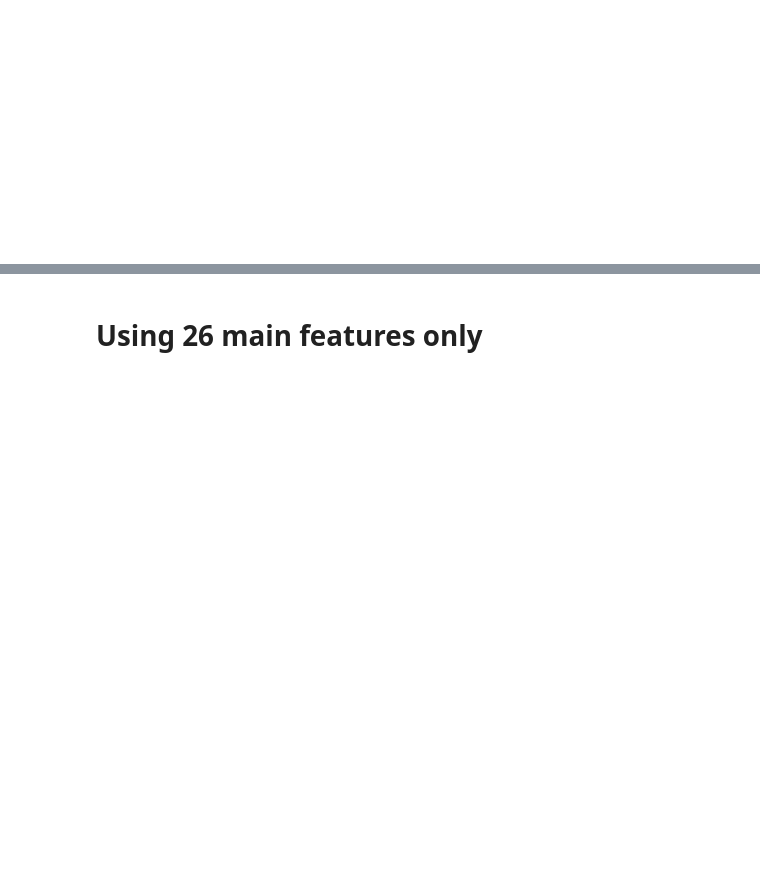
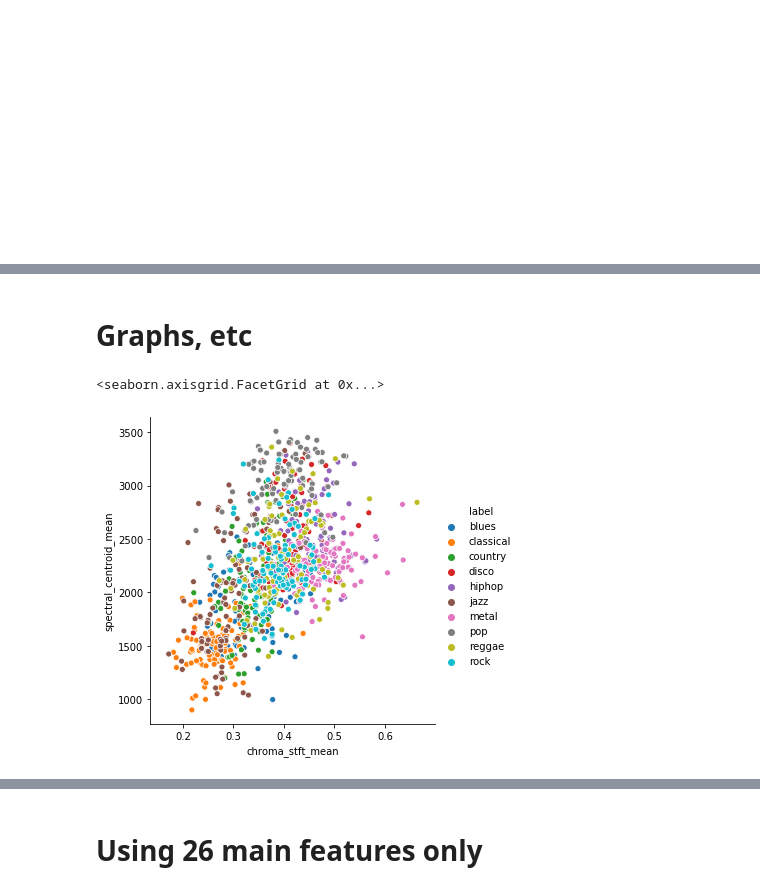
Before and after one commit to rohanbojja/audient, a Jupyter notebook: Audient research.ipynb, the cells around one changed output, grey strips where cells are left out. Cells and saved outputs as stored; diff of their text form; code cells hidden in the pictures; blank space fills up the shorter version.

```diff
--- a/Audient research.ipynb
+++ b/Audient research.ipynb
@@ -147,0 +124,14 @@ blues
+# %% [markdown]
+# Graphs, etc
+# %%
+import seaborn as sns
+import pandas as pd
+
+data = pd.read_csv("data.csv",encoding='cp1252')
+
+data.head()
+
+sns.relplot(x="chroma_stft_mean", y ="spectral_centroid_mean", hue= "label",data = data)
+# %% [output]
+<seaborn.axisgrid.FacetGrid at 0x...>
+[figure, added]
```
Also changed, not shown: parts of 46 cells of this notebook, 23 other files.
